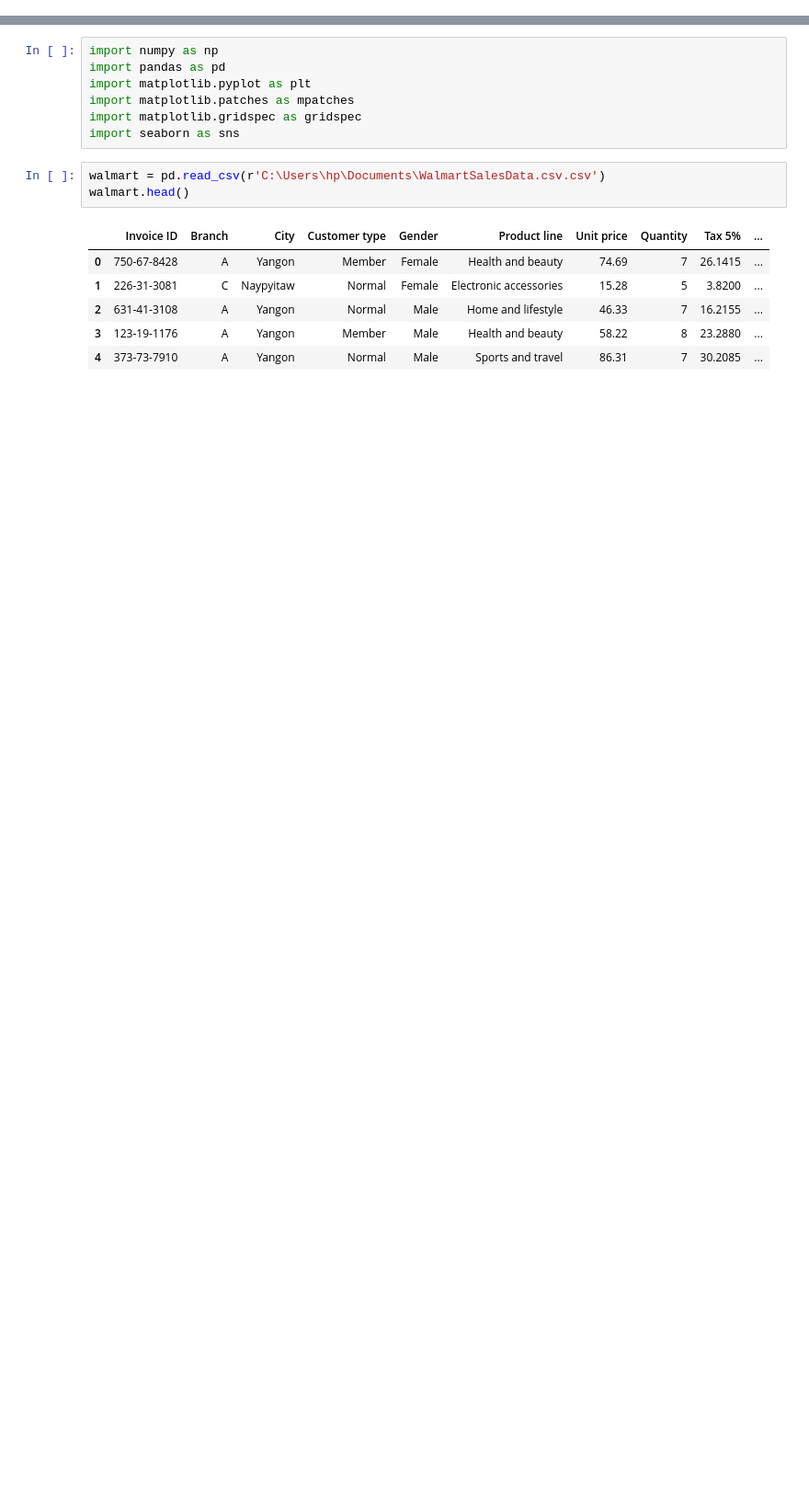
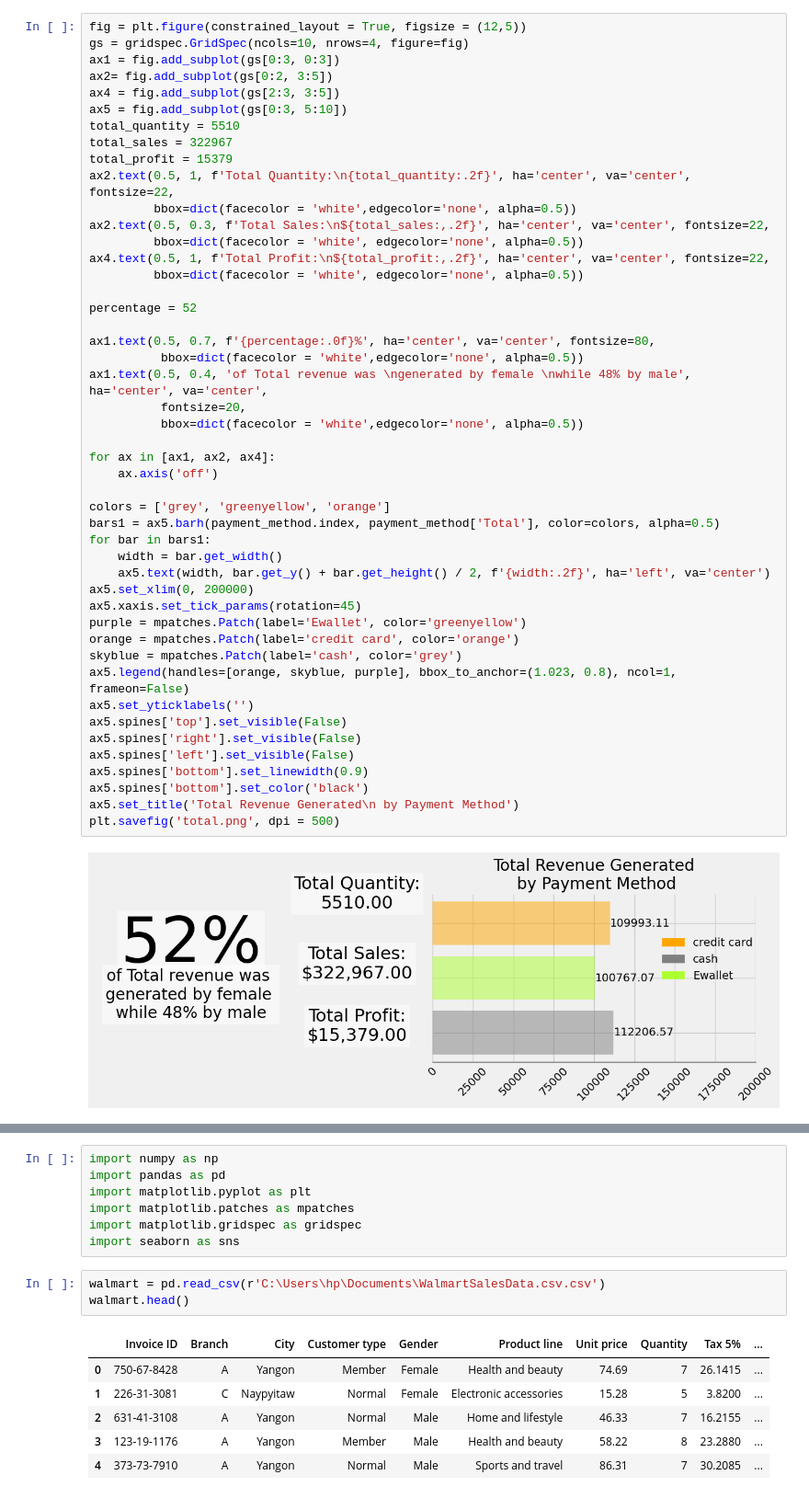
Before and after one commit to Abbeyanalyt/walmatsalesanalysis, a Jupyter notebook: walmartvisual.ipynb, the cells around one changed output, grey strips where cells are left out. Shown at 92% size. Saved outputs shown, nothing was run; the diff lists cells and outputs as text; blank space fills up the shorter version.

```diff
--- a/walmartvisual.ipynb
+++ b/walmartvisual.ipynb
@@ -1,2 +1,51 @@
 # %% [markdown]
 ![walmart.png](attachment:05855eec-3b88-4df2-a4bd-aba2c6e76b25.png)
+# %%
+fig = plt.figure(constrained_layout = True, figsize = (12,5))
+gs = gridspec.GridSpec(ncols=10, nrows=4, figure=fig)
+ax1 = fig.add_subplot(gs[0:3, 0:3])
+ax2= fig.add_subplot(gs[0:2, 3:5])
+ax4 = fig.add_subplot(gs[2:3, 3:5])
+ax5 = fig.add_subplot(gs[0:3, 5:10])
+total_quantity = 5510
+total_sales = 322967
+total_profit = 15379
+ax2.text(0.5, 1, f'Total Quantity:\n{total_quantity:.2f}', ha='center', va='center', fontsize=22,
+         bbox=dict(facecolor = 'white',edgecolor='none', alpha=0.5))
+ax2.text(0.5, 0.3, f'Total Sales:\n${total_sales:,.2f}', ha='center', va='center', fontsize=22,
+         bbox=dict(facecolor = 'white', edgecolor='none', alpha=0.5))
+ax4.text(0.5, 1, f'Total Profit:\n${total_profit:,.2f}', ha='center', va='center', fontsize=22,
+         bbox=dict(facecolor = 'white', edgecolor='none', alpha=0.5))
+
+percentage = 52
+
+ax1.text(0.5, 0.7, f'{percentage:.0f}%', ha='center', va='center', fontsize=80,
+          bbox=dict(facecolor = 'white',edgecolor='none', alpha=0.5))
+ax1.text(0.5, 0.4, 'of Total revenue was \ngenerated by female \nwhile 48% by male', ha='center', va='center',
+          fontsize=20,
+          bbox=dict(facecolor = 'white',edgecolor='none', alpha=0.5))
+
+for ax in [ax1, ax2, ax4]:
+    ax.axis('off')
+
+colors = ['grey', 'greenyellow', 'orange']
+bars1 = ax5.barh(payment_method.index, payment_method['Total'], color=colors, alpha=0.5)
+for bar in bars1:
+    width = bar.get_width()
+    ax5.text(width, bar.get_y() + bar.get_height() / 2, f'{width:.2f}', ha='left', va='center')
+ax5.set_xlim(0, 200000)
+ax5.xaxis.set_tick_params(rotation=45)
+purple = mpatches.Patch(label='Ewallet', color='greenyellow')
+orange = mpatches.Patch(label='credit card', color='orange')
+skyblue = mpatches.Patch(label='cash', color='grey')
+ax5.legend(handles=[orange, skyblue, purple], bbox_to_anchor=(1.023, 0.8), ncol=1, frameon=False)
+ax5.set_yticklabels('')
+ax5.spines['top'].set_visible(False)
+ax5.spines['right'].set_visible(False)
+ax5.spines['left'].set_visible(False)
+ax5.spines['bottom'].set_linewidth(0.9)
+ax5.spines['bottom'].set_color('black')
+ax5.set_title('Total Revenue Generated\n by Payment Method')
+plt.savefig('total.png', dpi = 500)
+# %% [output]
+[figure, added]
```
Also changed, not shown: parts of 3 cells of this notebook, 1 other file.
